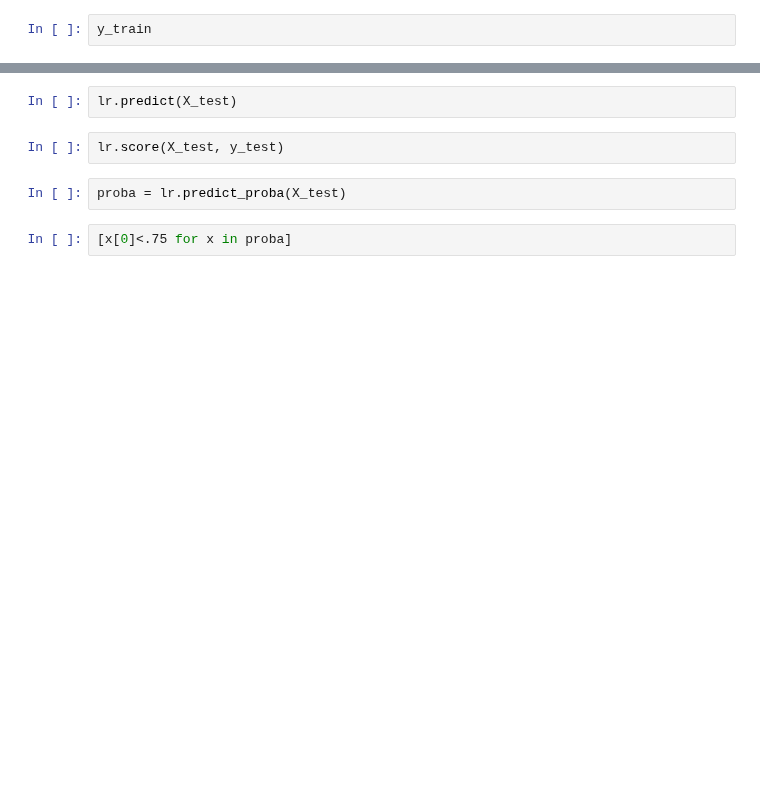
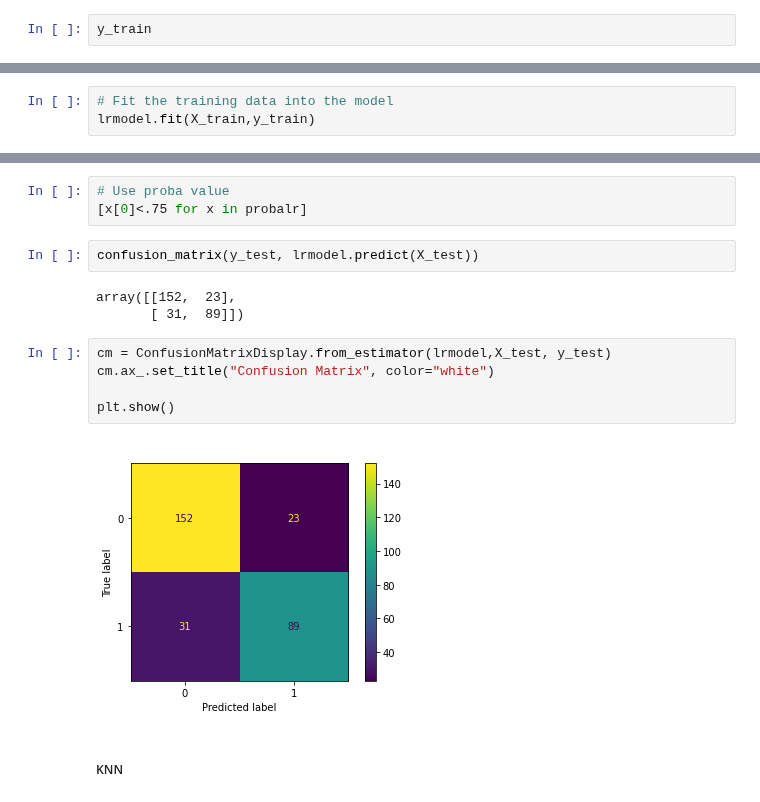
Before and after one commit to techakilan/python-datascience-training, a Jupyter notebook: PythonBasicDataAnalysis.ipynb, the cells around one changed output, grey strips where cells are left out. Cells and saved outputs as stored; diff of their text form; blank space fills up the shorter version.

```diff
--- a/PythonBasicDataAnalysis.ipynb
+++ b/PythonBasicDataAnalysis.ipynb
@@ -634,0 +784,3 @@ lr.fit(X_train,y_train)
+# %%
+# Fit the training data into the model
+lrmodel.fit(X_train,y_train)
@@ -635,8 +798,17 @@ lr.fit(X_train,y_train)
+# %%
+# Use proba value
+[x[0]<.75 for x in probalr]
 # %%
-lr.predict(X_test)
+confusion_matrix(y_test, lrmodel.predict(X_test))
+# %% [output]
+array([[152,  23],
+       [ 31,  89]])
-# %%
-lr.score(X_test, y_test)
-# %%
-proba = lr.predict_proba(X_test)
-# %%
-[x[0]<.75 for x in proba]
+# %%
+cm = ConfusionMatrixDisplay.from_estimator(lrmodel,X_test, y_test)
+cm.ax_.set_title("Confusion Matrix", color="white")
+
+plt.show()
+# %% [output]
+[figure, added]
+# %% [markdown]
+##### KNN
```
Also changed, not shown: parts of 37 cells of this notebook.
